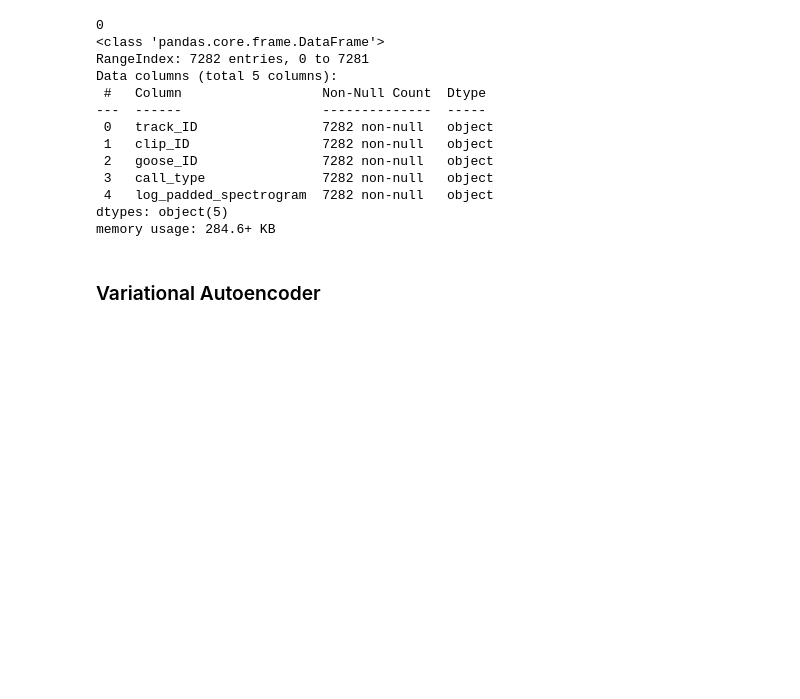
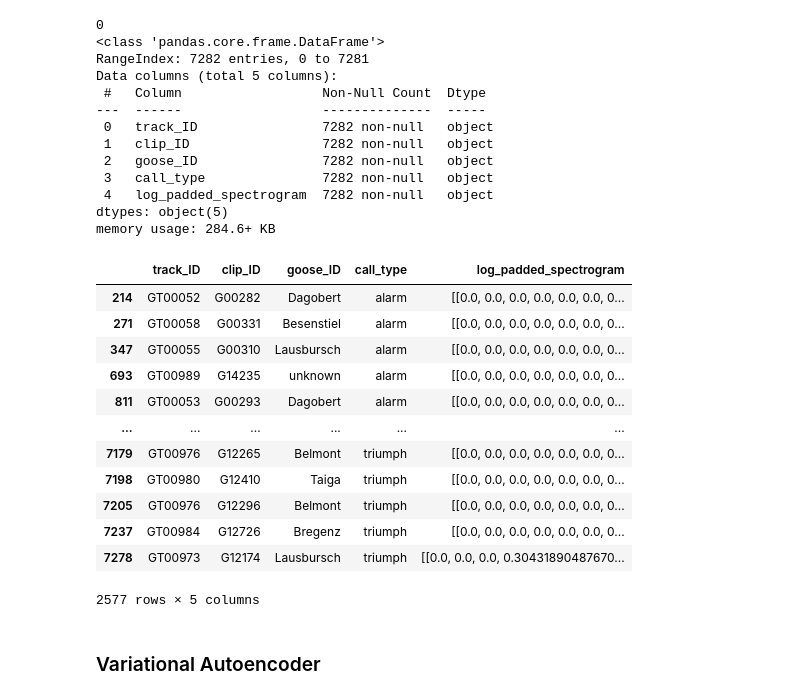
Before and after one commit to lgies23/GooseVocalizations---Thesis-code, a Jupyter notebook: VAE_embedding_extraction.ipynb, the cells around one changed output. Cells and saved outputs as stored; diff of their text form; code cells hidden in the pictures; blank space fills up the shorter version.

```diff
--- a/VAE_embedding_extraction.ipynb
+++ b/VAE_embedding_extraction.ipynb
@@ -18,7 +19,7 @@ torch.manual_seed(RANDOM_SEED)
 # %% [output]
 <torch._C.Generator at 0x...>
 # %%
-calls_df = pd.read_csv('features_and_spectrograms.csv')
+calls_df = pd.read_csv('pickles_and_csvs/features_and_spectrograms.csv')
 calls_df['log_padded_spectrogram'] = calls_df['log_padded_spectrogram'].apply(lambda x: np.array(json.loads(x)))
 # %%
 calls_df.info()
@@ -59,6 +60,40 @@ Data columns (total 5 columns):
  4   log_padded_spectrogram  7282 non-null   object
 dtypes: object(5)
 memory usage: 284.6+ KB
+# %%
+subset_size = 500
+subsample_sizes = {
+    'recruitment': subset_size,
+    'contact': subset_size,
+    'departure': subset_size,
+    'distance': subset_size,
+    'triumph': subset_size,
+    'alarm': subset_size
+}
+
+def subsample_group(group):
+    call_type = group.name
+    target_size = subsample_sizes.get(call_type, 0)  # Default to 0 if missing
+
+    if len(group) > target_size:
+        return group.sample(n=target_size, random_state=RANDOM_SEED)
+    return group  # Return full group if it's already smaller than the target size
+
+calls_df.groupby('call_type', group_keys=False)[calls_df.columns.tolist()].apply(subsample_group)
+# %% [output]
+|  | track_ID | clip_ID | goose_ID | call_type | log_padded_spectrogram |
+| 214 | GT00052 | G00282 | Dagobert | alarm | [[0.0, 0.0, 0.0, 0.0, 0.0, 0.0, 0... |
+| 271 | GT00058 | G00331 | Besenstiel | alarm | [[0.0, 0.0, 0.0, 0.0, 0.0, 0.0, 0... |
+| 347 | GT00055 | G00310 | Lausbursch | alarm | [[0.0, 0.0, 0.0, 0.0, 0.0, 0.0, 0... |
+| 693 | GT00989 | G14235 | unknown | alarm | [[0.0, 0.0, 0.0, 0.0, 0.0, 0.0, 0... |
+| 811 | GT00053 | G00293 | Dagobert | alarm | [[0.0, 0.0, 0.0, 0.0, 0.0, 0.0, 0... |
+| ... | ... | ... | ... | ... | ... |
+| 7179 | GT00976 | G12265 | Belmont | triumph | [[0.0, 0.0, 0.0, 0.0, 0.0, 0.0, 0... |
+| 7198 | GT00980 | G12410 | Taiga | triumph | [[0.0, 0.0, 0.0, 0.0, 0.0, 0.0, 0... |
+| 7205 | GT00976 | G12296 | Belmont | triumph | [[0.0, 0.0, 0.0, 0.0, 0.0, 0.0, 0... |
+| 7237 | GT00984 | G12726 | Bregenz | triumph | [[0.0, 0.0, 0.0, 0.0, 0.0, 0.0, 0... |
+| 7278 | GT00973 | G12174 | Lausbursch | triumph | [[0.0, 0.0, 0.0, 0.30431890487670... |
+2577 rows × 5 columns
 # %%
 le = LabelEncoder()
 le.fit(calls_df["call_type"])
```
Also changed, not shown: parts of 19 cells of this notebook.
